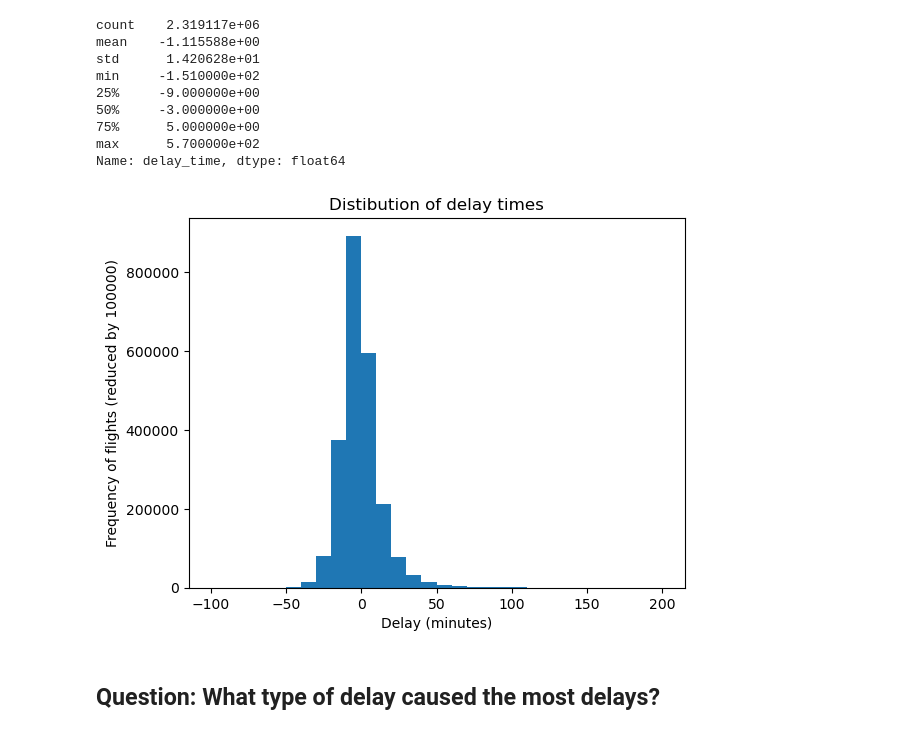
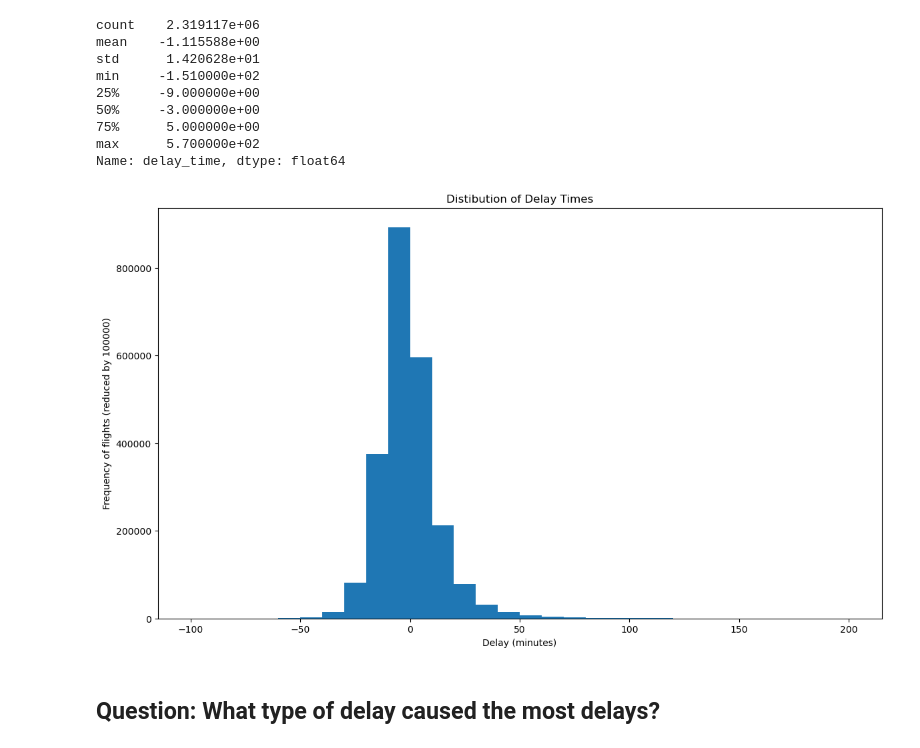
Before and after one commit to ssarrayya/alx-udacity_data-visualization, a Jupyter notebook: Part_II_explanation_notebook.ipynb, the cells around one changed output. Cells and saved outputs as stored; diff of their text form; code cells hidden in the pictures.

Commit message:
feature: editted explanation ipynb file to add more details to the plots

```diff
--- a/Part_II_explanation_notebook.ipynb
+++ b/Part_II_explanation_notebook.ipynb
@@ -94,12 +94,13 @@ Name: delay_time, dtype: float64
 # %%
 # plotting the data
 bins = np.arange(-100, 200 + 10, 10)
+plt.figure(figsize=[14, 8])
 plt.hist(flight_dets['delay_time'], bins=bins, color=main_color);
-plt.title("Distibution of delay times")
+plt.title("Distibution of Delay Times")
 plt.xlabel("Delay (minutes)")
 plt.ylabel("Frequency of flights (reduced by 100000)");
 # %% [output]
-[figure, old version]
+[figure, new version]
 # %% [markdown]
 ## Question: What type of delay caused the most delays?
 # %% [markdown]
```
Also changed, not shown: parts of 9 cells of this notebook.
